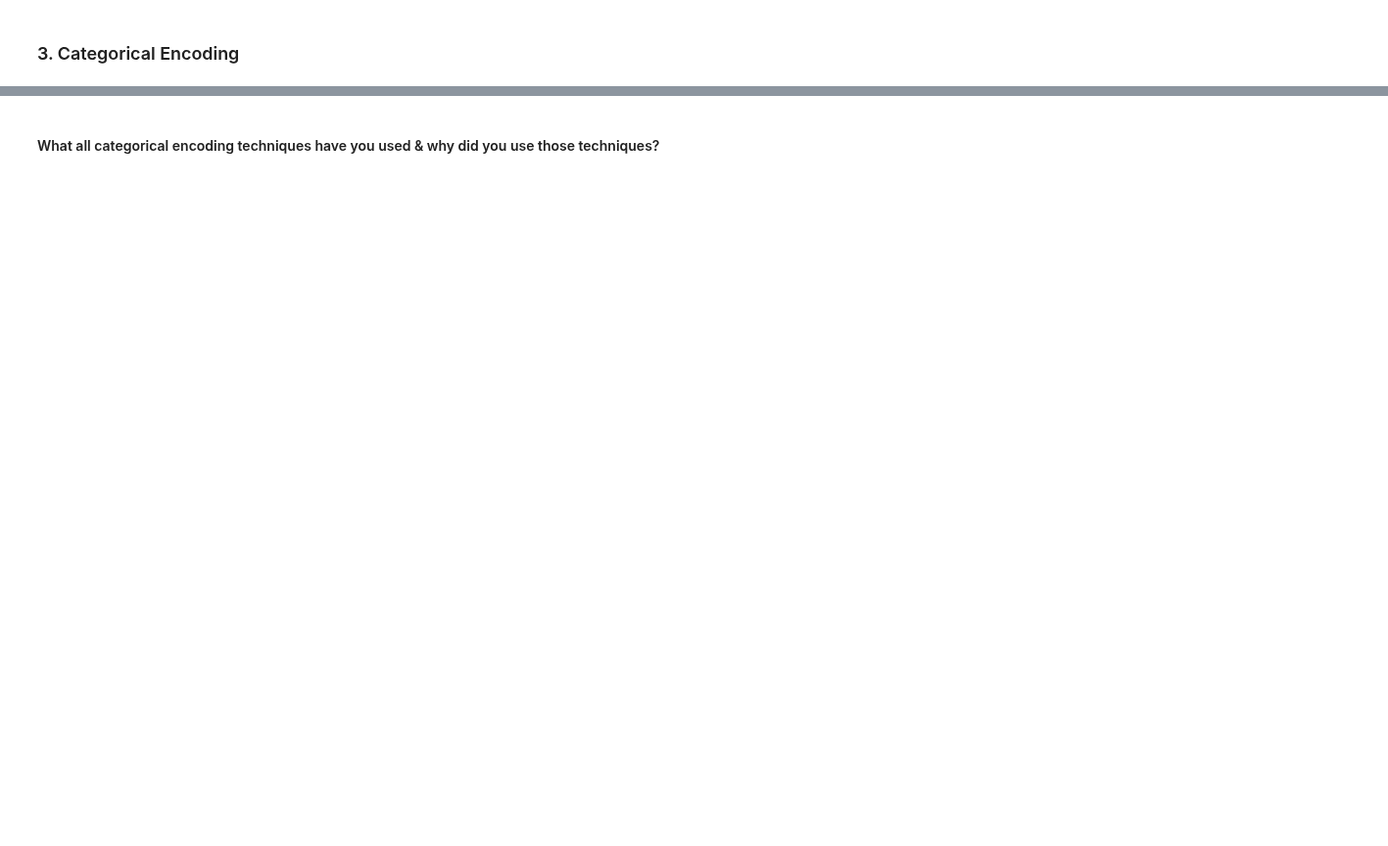
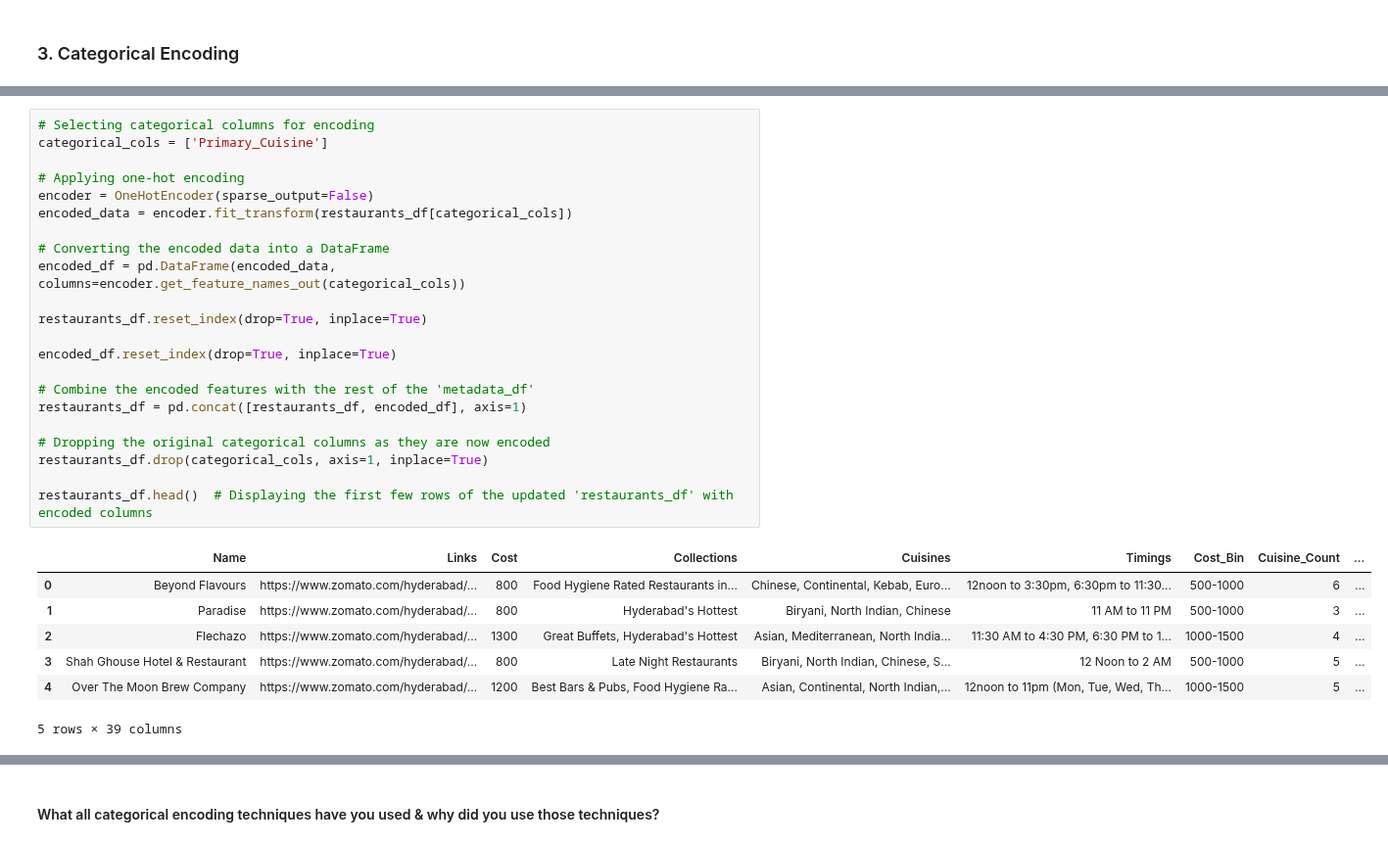
Before and after one commit to Ash99-commits/Unsupervised_ML_Zomato-Restaurant_Clustering_And_Sentiment_Analysis, a Jupyter notebook: Unsupervised_ML_Zomato_Restaurant_Clustering_And_Sentiment_Analysis_Ashwani_Kumar_Patra.ipynb, the cells around one changed output, grey strips where cells are left out. Shown at 98% size. Drawn from its saved outputs; the diff is of its cells as text; blank space fills up the shorter version.

```diff
--- a/Unsupervised_ML_Zomato_Restaurant_Clustering_And_Sentiment_Analysis_Ashwani_Kumar_Patra.ipynb
+++ b/Unsupervised_ML_Zomato_Restaurant_Clustering_And_Sentiment_Analysis_Ashwani_Kumar_Patra.ipynb
@@ -2008,0 +2080,30 @@ Answer Here.
+# %%
+# Selecting categorical columns for encoding
+categorical_cols = ['Primary_Cuisine']
+
+# Applying one-hot encoding
+encoder = OneHotEncoder(sparse_output=False)
+encoded_data = encoder.fit_transform(restaurants_df[categorical_cols])
+
+# Converting the encoded data into a DataFrame
+encoded_df = pd.DataFrame(encoded_data, columns=encoder.get_feature_names_out(categorical_cols))
+
+restaurants_df.reset_index(drop=True, inplace=True)
+
+encoded_df.reset_index(drop=True, inplace=True)
+
+# Combine the encoded features with the rest of the 'metadata_df'
+restaurants_df = pd.concat([restaurants_df, encoded_df], axis=1)
+
+# Dropping the original categorical columns as they are now encoded
+restaurants_df.drop(categorical_cols, axis=1, inplace=True)
+
+restaurants_df.head()  # Displaying the first few rows of the updated 'restaurants_df' with encoded columns
+# %% [output]
+|  | Name | Links | Cost | Collections | Cuisines | Timings | Cost_Bin | Cuisine_Count | ... |
+| 0 | Beyond Flavours | https://www.zomato.com/hyderabad/... | 800 | Food Hygiene Rated Restaurants in... | Chinese, Continental, Kebab, Euro... | 12noon to 3:30pm, 6:30pm to 11:30... | 500-1000 | 6 | ... |
+| 1 | Paradise | https://www.zomato.com/hyderabad/... | 800 | Hyderabad's Hottest | Biryani, North Indian, Chinese | 11 AM to 11 PM | 500-1000 | 3 | ... |
+| 2 | Flechazo | https://www.zomato.com/hyderabad/... | 1300 | Great Buffets, Hyderabad's Hottest | Asian, Mediterranean, North India... | 11:30 AM to 4:30 PM, 6:30 PM to 1... | 1000-1500 | 4 | ... |
+| 3 | Shah Ghouse Hotel & Restaurant | https://www.zomato.com/hyderabad/... | 800 | Late Night Restaurants | Biryani, North Indian, Chinese, S... | 12 Noon to 2 AM | 500-1000 | 5 | ... |
+| 4 | Over The Moon Brew Company | https://www.zomato.com/hyderabad/... | 1200 | Best Bars & Pubs, Food Hygiene Ra... | Asian, Continental, North Indian,... | 12noon to 11pm (Mon, Tue, Wed, Th... | 1000-1500 | 5 | ... |
+5 rows × 39 columns
```
Also changed, not shown: parts of 77 cells of this notebook.
